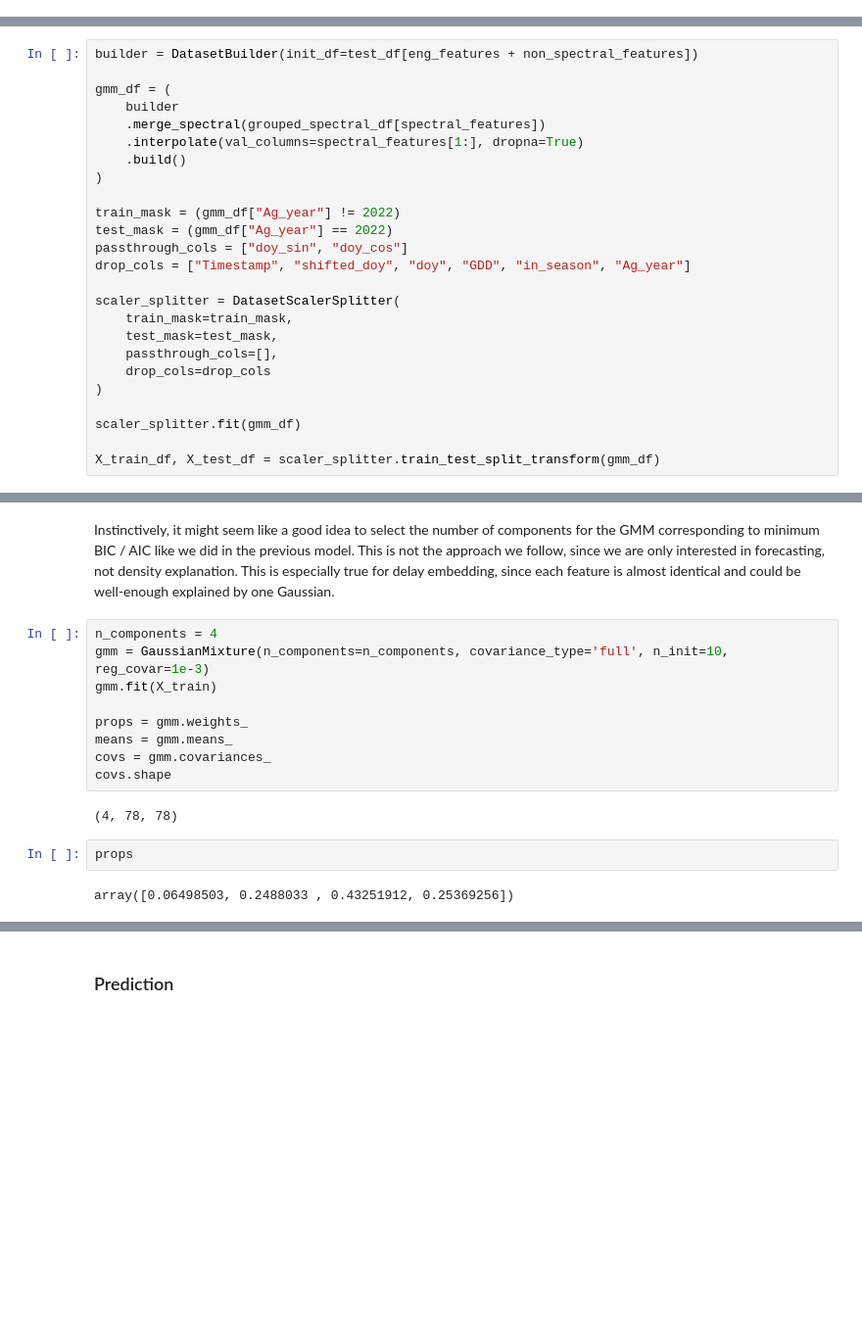
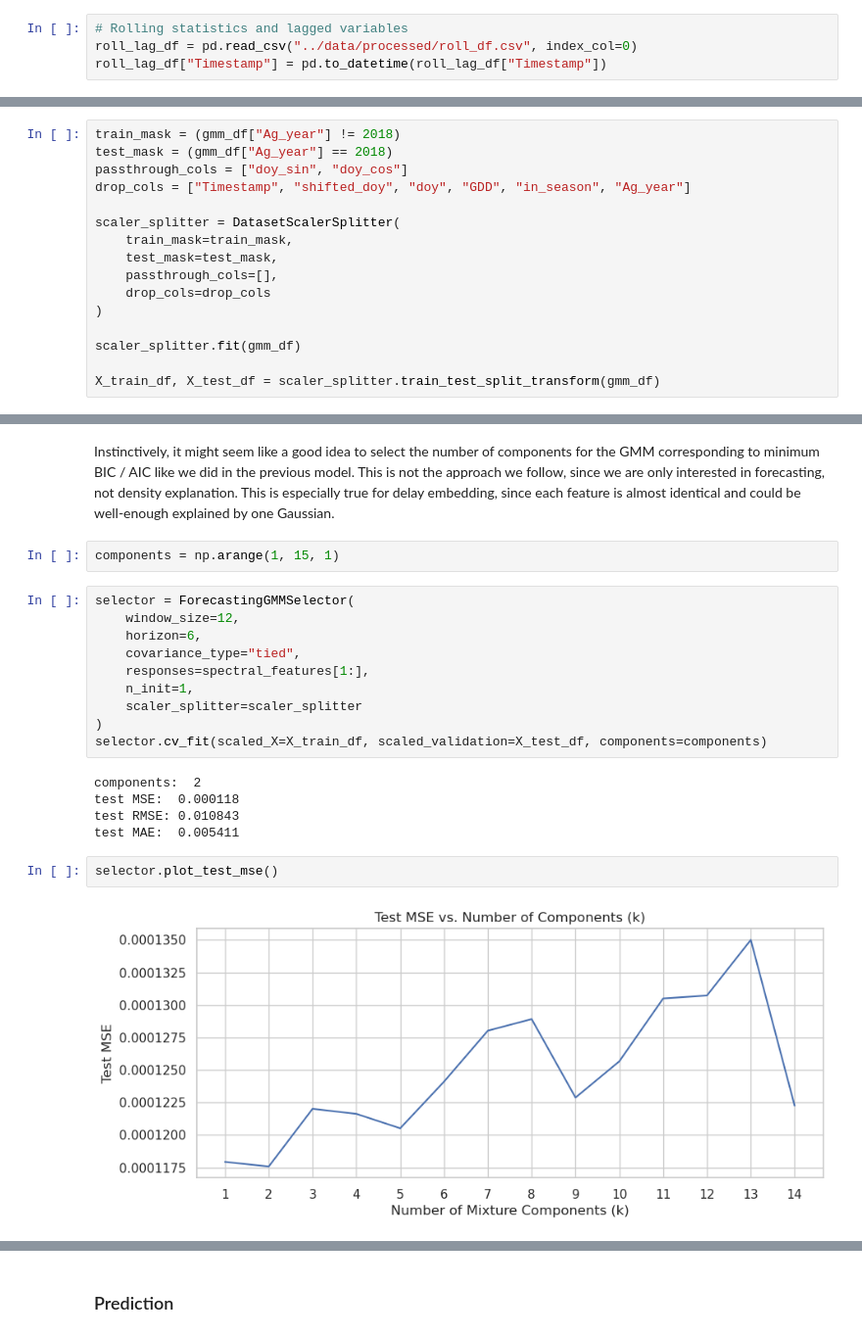
Before and after one commit to asembreek/fieldlens, a Jupyter notebook: notebooks/5. Forecasting Gaussian Mixture Model.ipynb, the cells around one changed output, grey strips where cells are left out. Shown at 98% size. Cells and saved outputs as stored; diff of their text form; blank space fills up the shorter version.

Commit message:
Implement distribution forecaster. Create pred/true plotter.

```diff
--- a/notebooks/5. Forecasting Gaussian Mixture Model.ipynb
+++ b/notebooks/5. Forecasting Gaussian Mixture Model.ipynb
@@ -78,0 +55,4 @@ non_spectral_features = [
+# %%
+# Rolling statistics and lagged variables
+roll_lag_df = pd.read_csv("../data/processed/roll_df.csv", index_col=0)
+roll_lag_df["Timestamp"] = pd.to_datetime(roll_lag_df["Timestamp"])
@@ -79,15 +226,6 @@ non_spectral_features = [
 # %%
-builder = DatasetBuilder(init_df=test_df[eng_features + non_spectral_features])
-
-gmm_df = (
-    builder
-    .merge_spectral(grouped_spectral_df[spectral_features])
-    .interpolate(val_columns=spectral_features[1:], dropna=True)
-    .build()
-)
-
-train_mask = (gmm_df["Ag_year"] != 2022)
-test_mask = (gmm_df["Ag_year"] == 2022)
+train_mask = (gmm_df["Ag_year"] != 2018)
+test_mask = (gmm_df["Ag_year"] == 2018)
 passthrough_cols = ["doy_sin", "doy_cos"]
 drop_cols = ["Timestamp", "shifted_doy", "doy", "GDD", "in_season", "Ag_year"]
 
@@ -171,18 +284,24 @@ $$\hat{\textbf{y}}_i=\sum^K_{k=1}t_{ik}\tilde{\textbf{y}}_{ik}$$
 ### Training
 # %% [markdown]
 Instinctively, it might seem like a good idea to select the number of components for the GMM corresponding to minimum BIC / AIC like we did  in the previous model. This is not the approach we follow, since we are only interested in forecasting, not density explanation. This is especially true for delay embedding, since each feature is almost identical and could be well-enough explained by one Gaussian.
+# %%
+components = np.arange(1, 15, 1)
 # %%
-n_components = 4
-gmm = GaussianMixture(n_components=n_components, covariance_type='full', n_init=10, reg_covar=1e-3)
-gmm.fit(X_train)
-
-props = gmm.weights_
-means = gmm.means_
-covs = gmm.covariances_
-covs.shape
+selector = ForecastingGMMSelector(
+    window_size=12,
+    horizon=6,
+    covariance_type="tied",
+    responses=spectral_features[1:],
+    n_init=1,
+    scaler_splitter=scaler_splitter
+)
+selector.cv_fit(scaled_X=X_train_df, scaled_validation=X_test_df, components=components)
 # %% [output]
-(4, 78, 78)
+components:  2
+test MSE:  0.000118
+test RMSE: 0.010843
+test MAE:  0.005411
-# %%
-props
-# %% [output]
-array([0.06498503, 0.2488033 , 0.43251912, 0.25369256])
+# %%
+selector.plot_test_mse()
+# %% [output]
+[figure, added]
```
Also changed, not shown: parts of 20 cells of this notebook, 3 other files.
